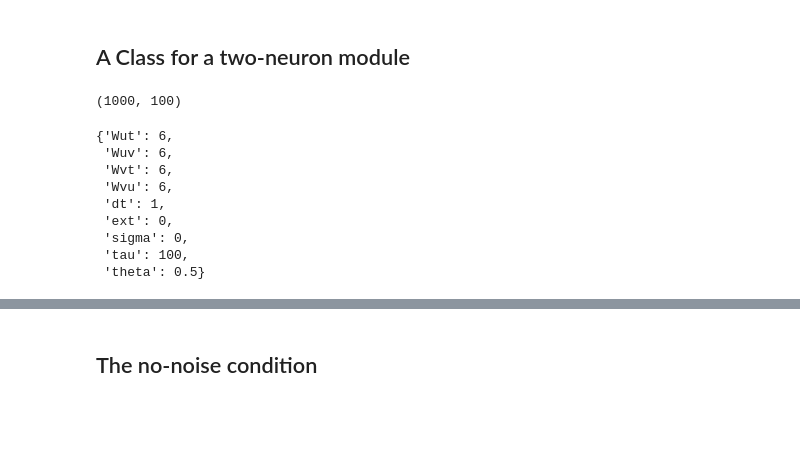
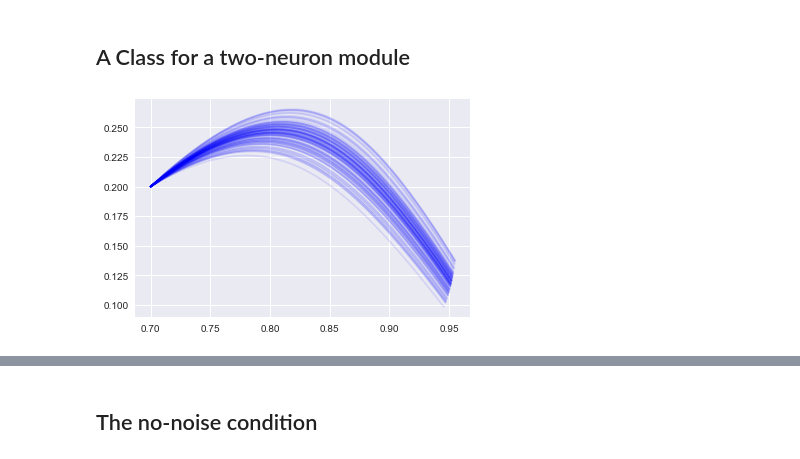
Before and after one commit to nhat-le/Noisy-Mutual-Inhibition, a Jupyter notebook: two_neuron_cascade.ipynb, the cells around one changed output, grey strips where cells are left out. Drawn from its saved outputs; the diff is of its cells as text; code cells hidden in the pictures; blank space fills up the shorter version.

```diff
--- a/two_neuron_cascade.ipynb
+++ b/two_neuron_cascade.ipynb
@@ -214,31 +215,3 @@ class TwoNeuronModule:
                 times_lst.append(np.inf)
 
         return np.array(times_lst)
-# %%
-ulst.shape
-# %% [output]
-(1000, 100)
-# %%
-def get_times_lst_from_decision_v(decv_lst, threshold):
-    times_lst = []
-
-    # Find time to act
-    for k in range(ntrials):
-        # Check if the bound is reached (sometimes it's not!)
-        if np.max(decv_lst[:,k]) > threshold:
-            times_lst.append(np.nonzero(decv_lst[:, k] > threshold)[0][0])
-        else:
-            times_lst.append(np.inf)
-            #print('Bound not reached')
-
-    return np.array(times_lst)
-# %% [output]
-{'Wut': 6,
- 'Wuv': 6,
- 'Wvt': 6,
- 'Wvu': 6,
- 'dt': 1,
- 'ext': 0,
- 'sigma': 0,
- 'tau': 100,
- 'theta': 0.5}
@@ -253,6 +221,10 @@ module = TwoNeuronModule(Wut=6, Wuv=6, Wvt=6, Wvu=6, theta=0.613, tau=100, dt=1,
 module._initialize_state(0.7, 0.2, 1)
 a, b = module.simulate_full_trial(0.7, 0.2, 100, 1000)
 times = module.find_tp()
+# %%
+plt.plot(a,b,'b', alpha=0.1);
+# %% [output]
+[figure, added]
 # %%
 print(np.mean(times))
 plt.hist(times);
```
Also changed, not shown: parts of 4 cells of this notebook.
